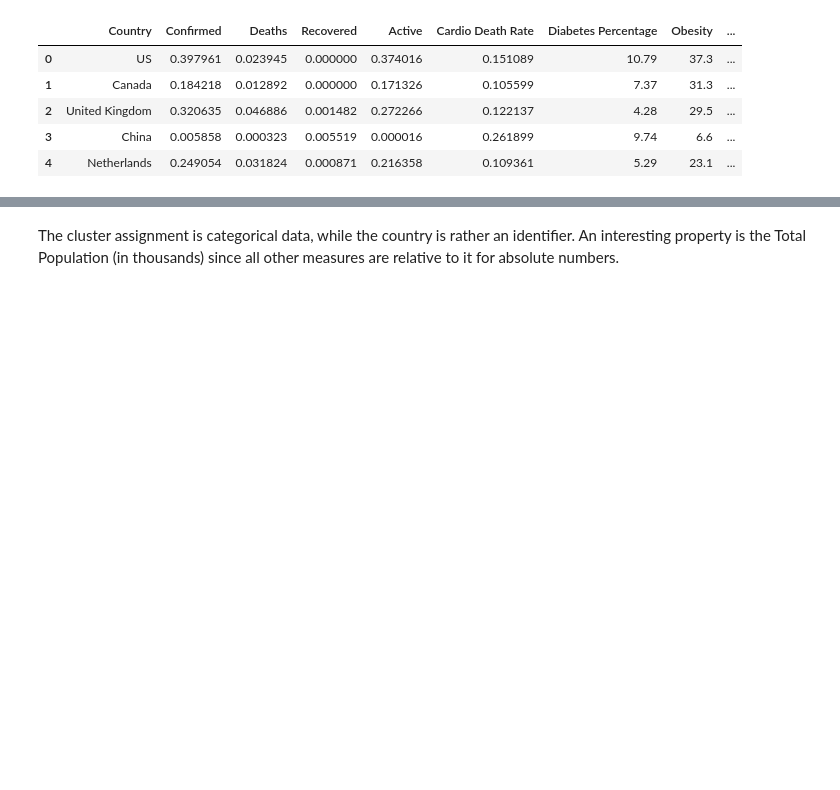
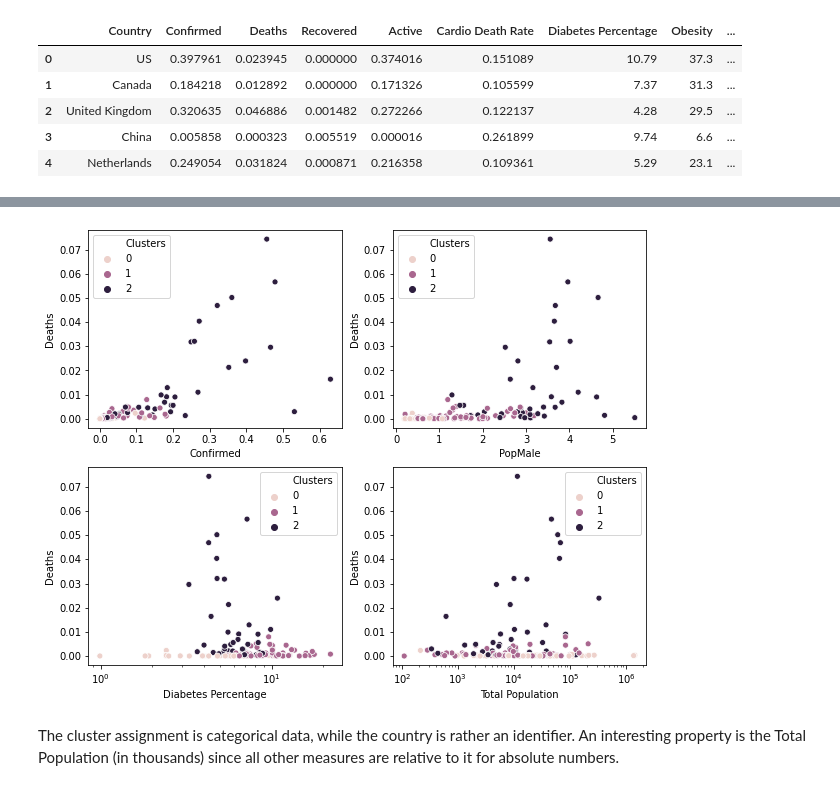
Before and after one commit to Lisalottel/Springboard, a Jupyter notebook: Capstone_02/notebooks/COVID-19_03-Preprocessing_Training.ipynb, the cells around one changed output, grey strips where cells are left out. Saved outputs shown, nothing was run; the diff lists cells and outputs as text; code cells hidden in the pictures; blank space fills up the shorter version.

```diff
--- a/Capstone_02/notebooks/COVID-19_03-Preprocessing_Training.ipynb
+++ b/Capstone_02/notebooks/COVID-19_03-Preprocessing_Training.ipynb
@@ -32,3 +46,21 @@ df.head()
+# %%
+fig = plt.figure(figsize=(10,8))
+plt.subplot(2,2,1)
+grid = sns.scatterplot(x='Confirmed',y='Deaths',hue='Clusters',data=df)
+# grid.set(xscale='log')
+plt.subplot(2,2,2)
+grid = sns.scatterplot(x='PopMale',y='Deaths',hue='Clusters',data=df)
+# grid.set(xscale='log')
+plt.subplot(2,2,3)
+grid = sns.scatterplot(x='Diabetes Percentage',y='Deaths',hue='Clusters',data=df)
+grid.set(xscale='log')
+plt.subplot(2,2,4)
+grid = sns.scatterplot(x='Total Population',y='Deaths',hue='Clusters',data=df)
+grid.set(xscale='log')
+plt.show()
+fig.savefig('../reports/figures/Scatter_Top4.png')
+# %% [output]
+[figure, added]
 # %% [markdown]
 The cluster assignment is categorical data, while the country is rather an identifier. An interesting property is the Total Population (in thousands) since all other measures are relative to it for absolute numbers.
 # %% [markdown]
```
Also changed, not shown: parts of 13 cells of this notebook.
